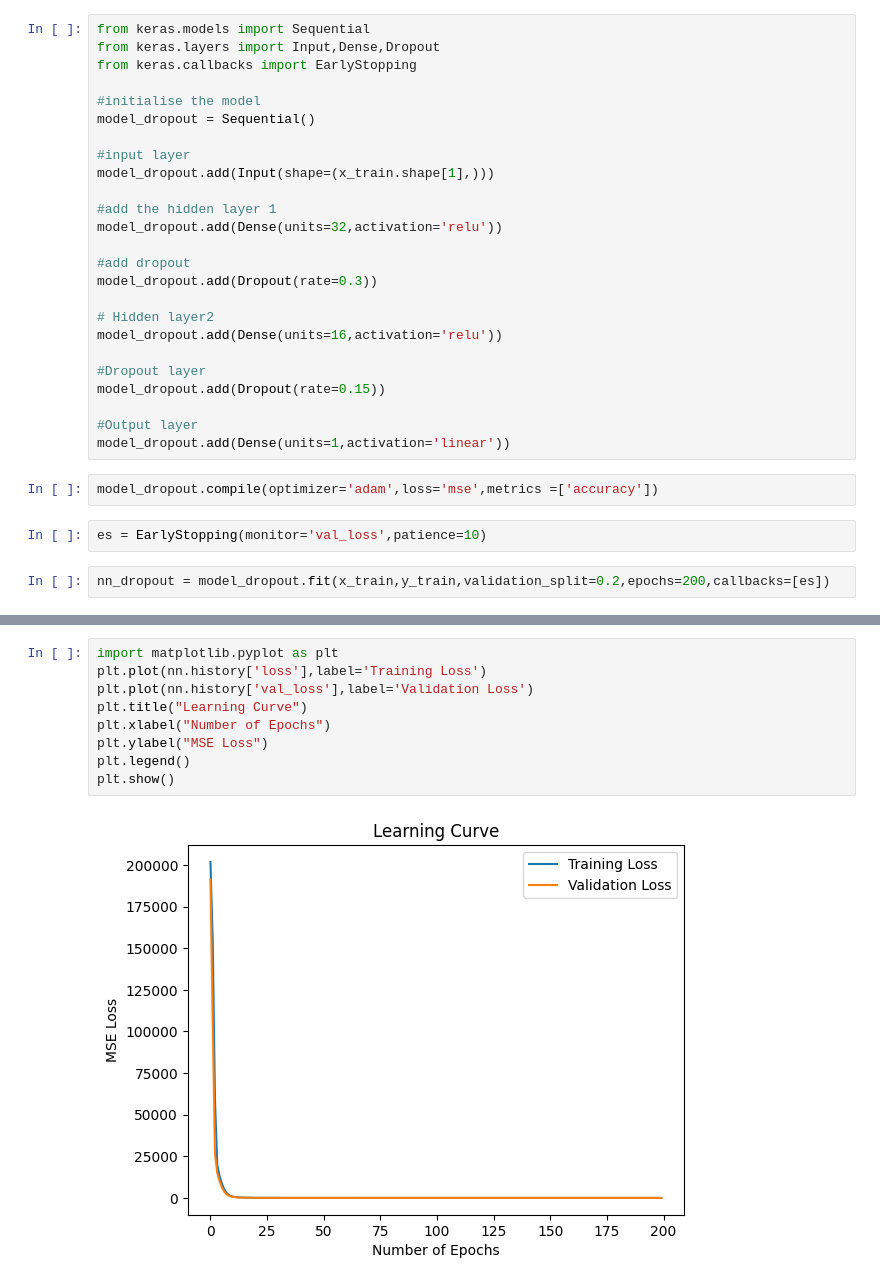
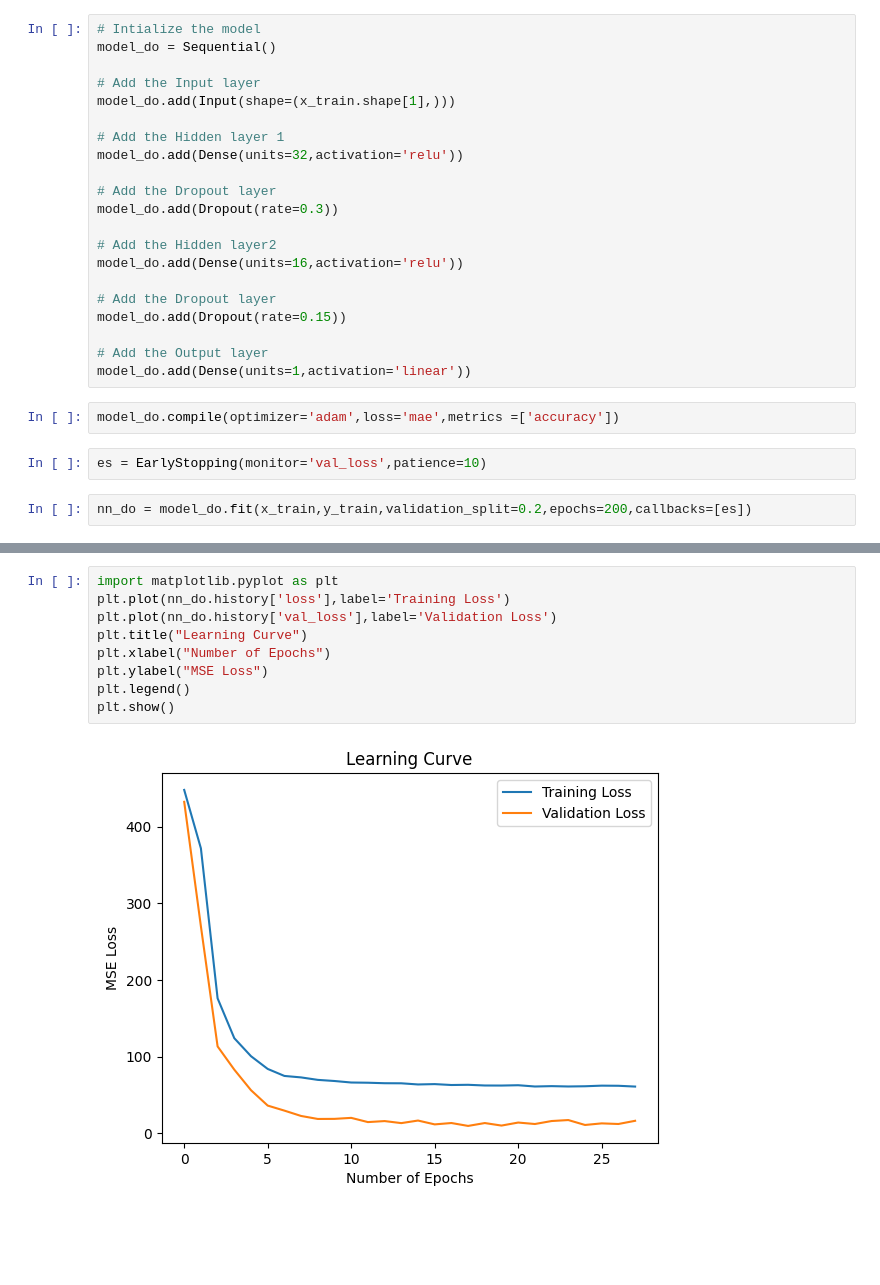
Before and after one commit to khushi-2003/AI-projects, a Jupyter notebook: PowerEnergyPrediction_ANN.ipynb, the cells around one changed output, grey strips where cells are left out. Saved outputs shown, nothing was run; the diff lists cells and outputs as text; blank space fills up the shorter version.

```diff
--- a/PowerEnergyPrediction_ANN.ipynb
+++ b/PowerEnergyPrediction_ANN.ipynb
@@ -179,33 +176,29 @@ array([[448.25626],
 # %%
-from keras.models import Sequential
-from keras.layers import Input,Dense,Dropout
-from keras.callbacks import EarlyStopping
+# Intialize the model
+model_do = Sequential()
 
-#initialise the model
-model_dropout = Sequential()
+# Add the Input layer
+model_do.add(Input(shape=(x_train.shape[1],)))
 
-#input layer
-model_dropout.add(Input(shape=(x_train.shape[1],)))
+# Add the Hidden layer 1
+model_do.add(Dense(units=32,activation='relu'))
 
-#add the hidden layer 1
-model_dropout.add(Dense(units=32,activation='relu'))
+# Add the Dropout layer
+model_do.add(Dropout(rate=0.3))
 
-#add dropout
-model_dropout.add(Dropout(rate=0.3))
+# Add the Hidden layer2
+model_do.add(Dense(units=16,activation='relu'))
 
-# Hidden layer2
-model_dropout.add(Dense(units=16,activation='relu'))
+# Add the Dropout layer
+model_do.add(Dropout(rate=0.15))
 
-#Dropout layer
-model_dropout.add(Dropout(rate=0.15))
-
-#Output layer
-model_dropout.add(Dense(units=1,activation='linear'))
+# Add the Output layer
+model_do.add(Dense(units=1,activation='linear'))
 # %%
-model_dropout.compile(optimizer='adam',loss='mse',metrics =['accuracy'])
+model_do.compile(optimizer='adam',loss='mae',metrics =['accuracy'])
 # %%
 es = EarlyStopping(monitor='val_loss',patience=10)
 # %%
-nn_dropout = model_dropout.fit(x_train,y_train,validation_split=0.2,epochs=200,callbacks=[es])
+nn_do = model_do.fit(x_train,y_train,validation_split=0.2,epochs=200,callbacks=[es])
 # %% [output]
 Epoch 1/200
@@ -228,11 +221,11 @@ Epoch 34/200
 # %%
 import matplotlib.pyplot as plt
-plt.plot(nn.history['loss'],label='Training Loss')
-plt.plot(nn.history['val_loss'],label='Validation Loss')
+plt.plot(nn_do.history['loss'],label='Training Loss')
+plt.plot(nn_do.history['val_loss'],label='Validation Loss')
 plt.title("Learning Curve")
 plt.xlabel("Number of Epochs")
 plt.ylabel("MSE Loss")
 plt.legend()
 plt.show()
 # %% [output]
-[figure, old version]
+[figure, new version]
```
Also changed, not shown: parts of 25 cells of this notebook.
